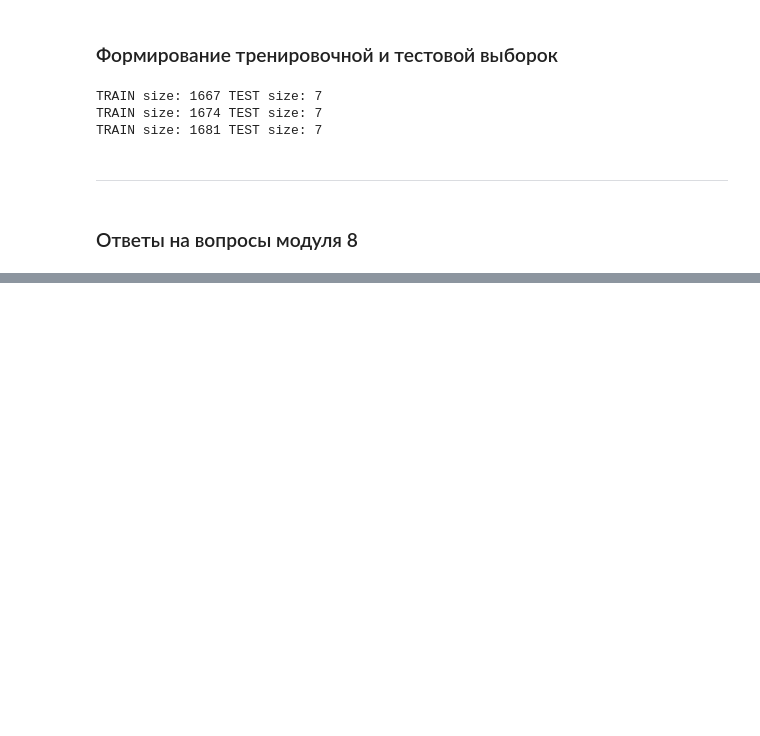
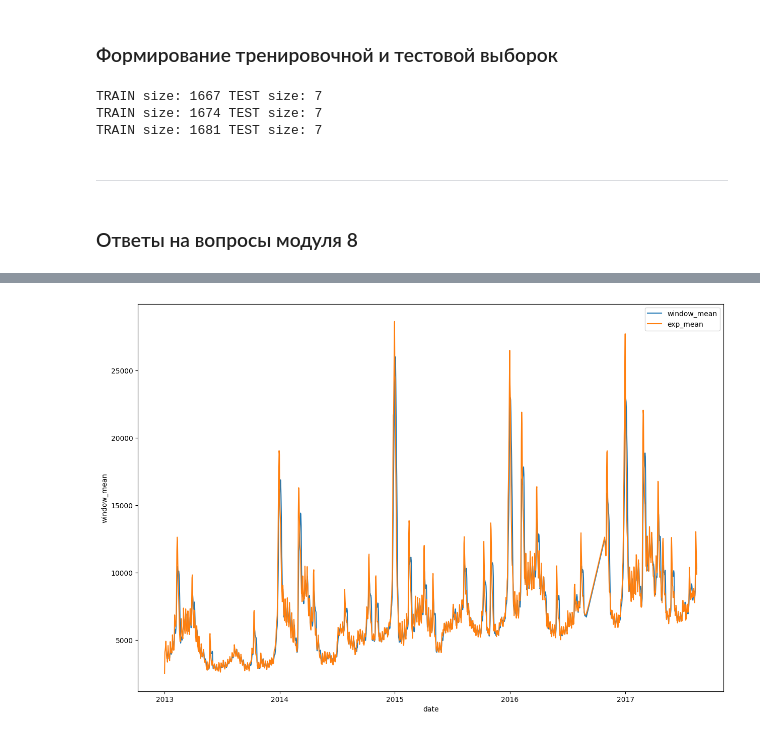
Before and after one commit to hotdonkey/data_science, a Jupyter notebook: Python/PDA-2/time_series_task.ipynb, the cells around one changed output, grey strips where cells are left out. Drawn from its saved outputs; the diff is of its cells as text; code cells hidden in the pictures; blank space fills up the shorter version.

```diff
--- a/Python/PDA-2/time_series_task.ipynb
+++ b/Python/PDA-2/time_series_task.ipynb
@@ -218,0 +213,19 @@ Name: value, dtype: float64
+# %%
+# Реинициализируем датафрейм
+data = df_25.copy()
+
+# Постройте оконное среднее с окном в 10 точек.
+data["window_mean"] = data["sales"].rolling(window=10).mean()
+
+# Постройте экспоненциально среднее с окном в 7 точек (span=7).
+data["exp_mean"] = data["sales"].ewm(span=7).mean()
+
+# Отобразите их на отдельном графике.
+fig, axes = plt.subplots(1, 1, figsize=(15, 10))
+
+sns.lineplot(data["window_mean"], ax=axes, label="window_mean")
+sns.lineplot(data["exp_mean"], ax=axes, label="exp_mean")
+axes.legend()
+plt.show()
+# %% [output]
+[figure, added]
```
Also changed, not shown: parts of 10 cells of this notebook, 1 other file.
